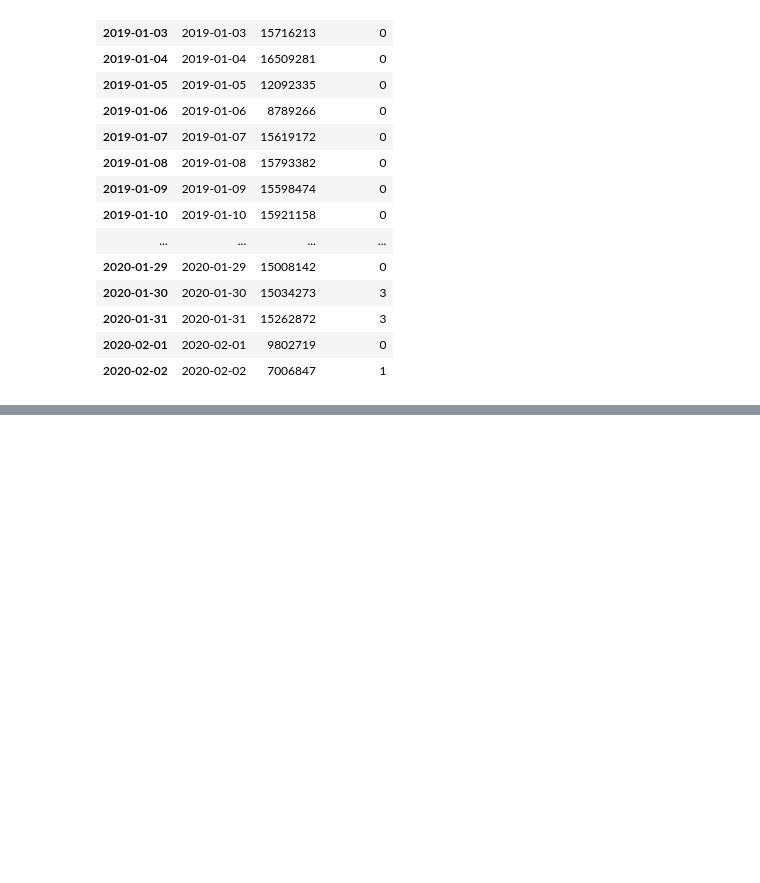
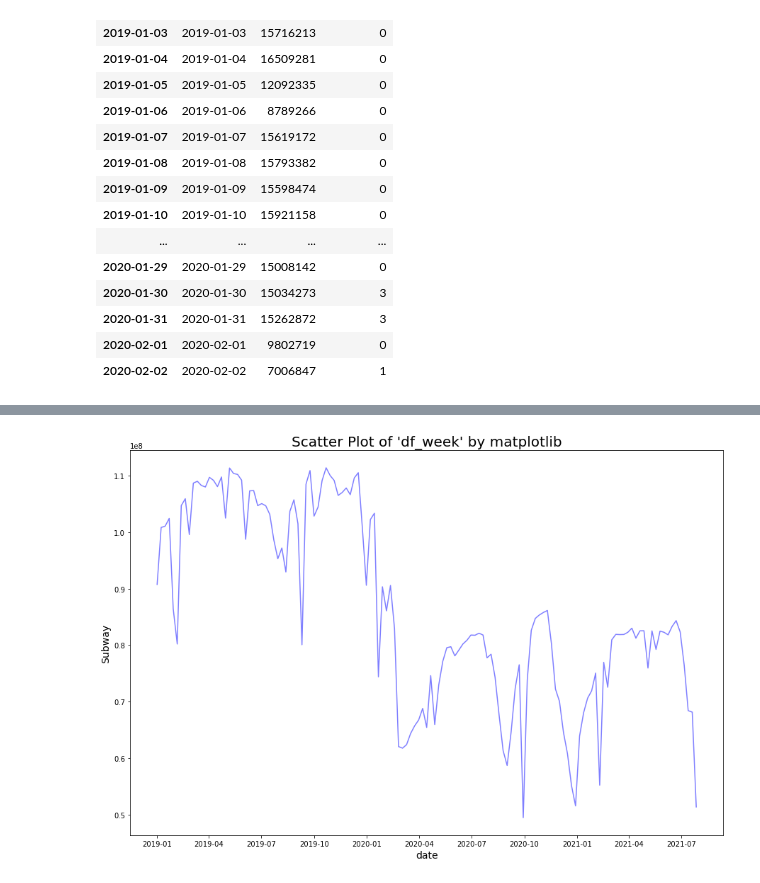
Before and after one commit to pepze21/data-visualization-PJT, a Jupyter notebook: data_preprocessing.ipynb, the cells around one changed output, grey strips where cells are left out. Saved outputs shown, nothing was run; the diff lists cells and outputs as text; code cells hidden in the pictures; blank space fills up the shorter version.

```diff
--- a/data_preprocessing.ipynb
+++ b/data_preprocessing.ipynb
@@ -217,0 +211,9 @@ plt.show()
+# %%
+df_week = pd.DataFrame()
+
+df_week['Subway'] = df.Subway.resample('7D').sum()
+df_week['COVID-19'] = df['COVID-19'].resample('7D').sum()
+
+
+
+df_week
@@ -217,0 +239,3 @@ plt.show()
+# %%
+df_week.insert(0, 'date', df_week.index)
+df_week
@@ -217,0 +261,29 @@ plt.show()
+# %%
+plt.figure(figsize=(15,10))
+
+plt.plot('date',
+
+         'Subway',
+
+         data=df_week,
+
+         linestyle='solid',
+
+         marker='o',
+
+         markersize=0,
+
+         color='blue',
+
+         alpha=0.5)
+
+plt.title("Scatter Plot of 'df_week' by matplotlib", fontsize=20)
+
+plt.xlabel('date', fontsize=14)
+
+plt.ylabel('Subway', fontsize=14)
+
+
+plt.show()
+# %% [output]
+[figure, added]
```
Also changed, not shown: parts of 9 cells of this notebook.
